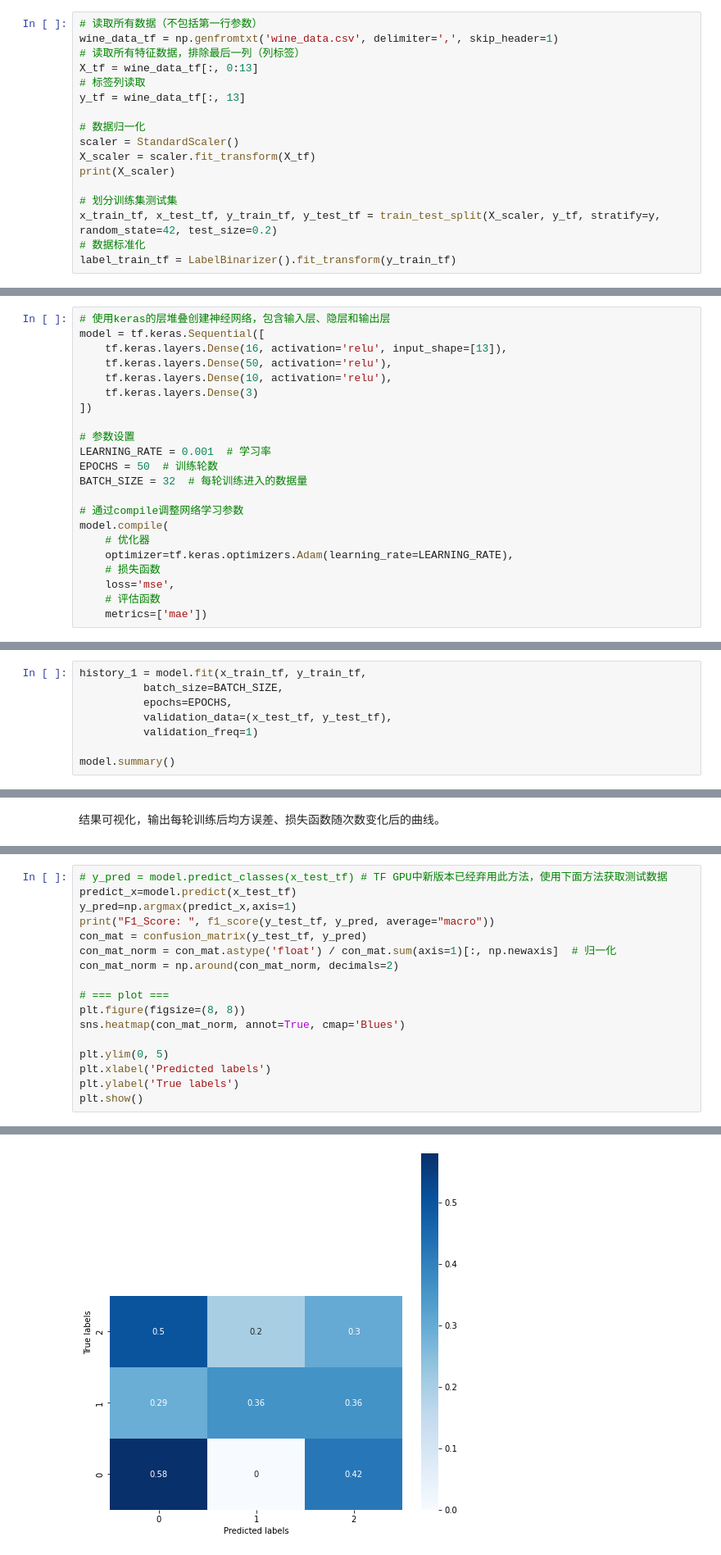
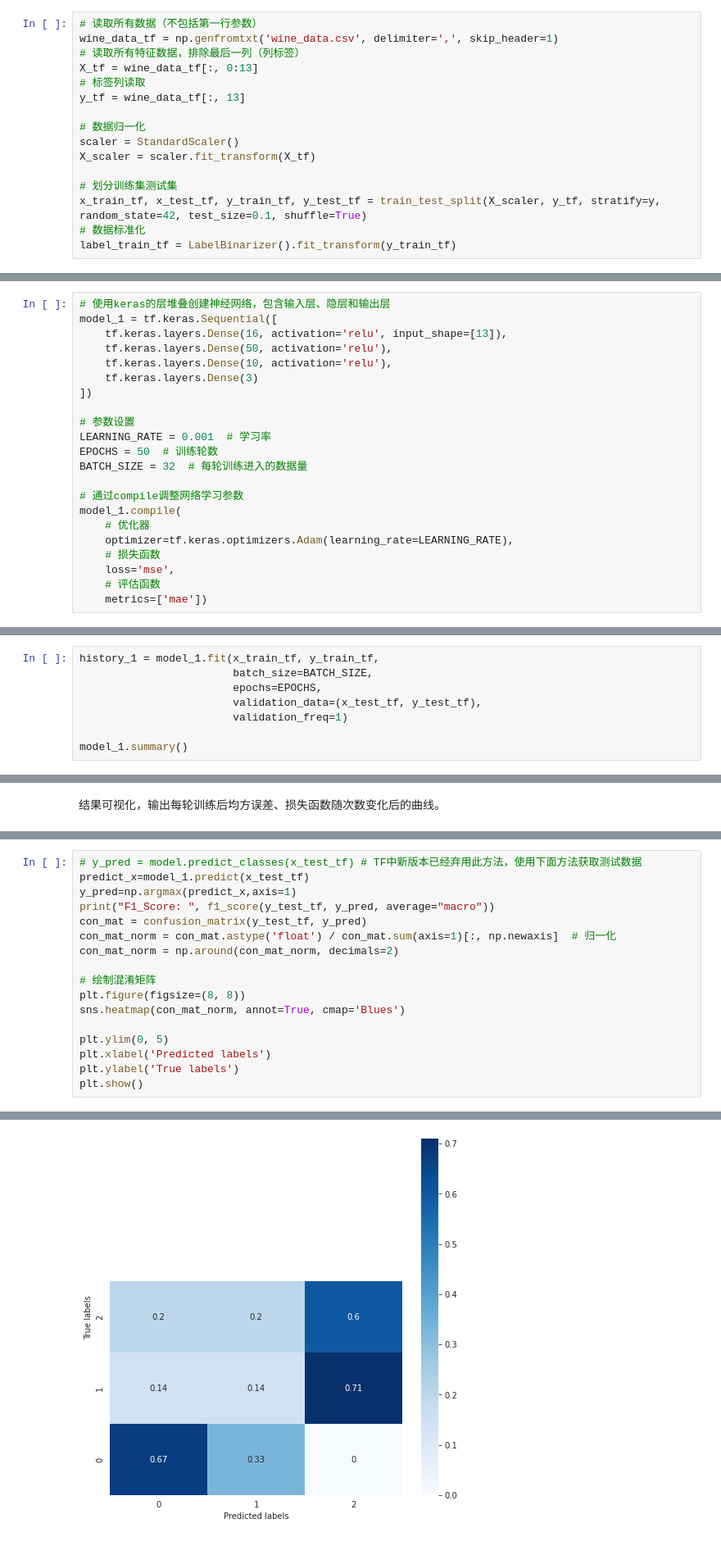
Before and after one commit to LonelyFantasy/MachineLearning, a Jupyter notebook: GUET/experiment/SY_dataset/实验2/experience_2.ipynb, the cells around one changed output, grey strips where cells are left out. Shown at 82% size. Saved outputs shown, nothing was run; the diff lists cells and outputs as text.

```diff
--- a/GUET/experiment/SY_dataset/实验2/experience_2.ipynb
+++ b/GUET/experiment/SY_dataset/实验2/experience_2.ipynb
@@ -135,9 +219,8 @@ y_tf = wine_data_tf[:, 13]
 # 数据归一化
 scaler = StandardScaler()
 X_scaler = scaler.fit_transform(X_tf)
-print(X_scaler)
 
 # 划分训练集测试集
-x_train_tf, x_test_tf, y_train_tf, y_test_tf = train_test_split(X_scaler, y_tf, stratify=y, random_state=42, test_size=0.2)
+x_train_tf, x_test_tf, y_train_tf, y_test_tf = train_test_split(X_scaler, y_tf, stratify=y, random_state=42, test_size=0.1, shuffle=True)
 # 数据标准化
 label_train_tf = LabelBinarizer().fit_transform(y_train_tf)
@@ -160,6 +231,6 @@ label_train_tf = LabelBinarizer().fit_transform(y_train_tf)
 # %%
 # 使用keras的层堆叠创建神经网络，包含输入层、隐层和输出层
-model = tf.keras.Sequential([
+model_1 = tf.keras.Sequential([
     tf.keras.layers.Dense(16, activation='relu', input_shape=[13]),
     tf.keras.layers.Dense(50, activation='relu'),
     tf.keras.layers.Dense(10, activation='relu'),
@@ -172,7 +243,7 @@ EPOCHS = 50  # 训练轮数
 BATCH_SIZE = 32  # 每轮训练进入的数据量
 
 # 通过compile调整网络学习参数
-model.compile(
+model_1.compile(
     # 优化器
     optimizer=tf.keras.optimizers.Adam(learning_rate=LEARNING_RATE),
     # 损失函数
@@ -182,12 +253,12 @@ model.compile(
 # %% [markdown]
 向模型输入数据进行训练
 # %%
-history_1 = model.fit(x_train_tf, y_train_tf,
-          batch_size=BATCH_SIZE,
-          epochs=EPOCHS,
-          validation_data=(x_test_tf, y_test_tf),
-          validation_freq=1)
+history_1 = model_1.fit(x_train_tf, y_train_tf,
+                        batch_size=BATCH_SIZE,
+                        epochs=EPOCHS,
+                        validation_data=(x_test_tf, y_test_tf),
+                        validation_freq=1)
 
-model.summary()
+model_1.summary()
 # %% [output]
 Epoch 1/50
@@ -257,13 +328,13 @@ model_evaluation(model)
 # %%
-# y_pred = model.predict_classes(x_test_tf) # TF GPU中新版本已经弃用此方法，使用下面方法获取测试数据
-predict_x=model.predict(x_test_tf)
+# y_pred = model.predict_classes(x_test_tf) # TF中新版本已经弃用此方法，使用下面方法获取测试数据
+predict_x=model_1.predict(x_test_tf)
 y_pred=np.argmax(predict_x,axis=1)
 print("F1_Score: ", f1_score(y_test_tf, y_pred, average="macro"))
 con_mat = confusion_matrix(y_test_tf, y_pred)
 con_mat_norm = con_mat.astype('float') / con_mat.sum(axis=1)[:, np.newaxis]  # 归一化
 con_mat_norm = np.around(con_mat_norm, decimals=2)
 
-# === plot ===
+# 绘制混淆矩阵
 plt.figure(figsize=(8, 8))
 sns.heatmap(con_mat_norm, annot=True, cmap='Blues')
 
@@ -276 +347 @@ F1_Score:  0.4123533471359559
-[figure, old version]
+[figure, new version]
```
Also changed, not shown: parts of 26 cells of this notebook.
